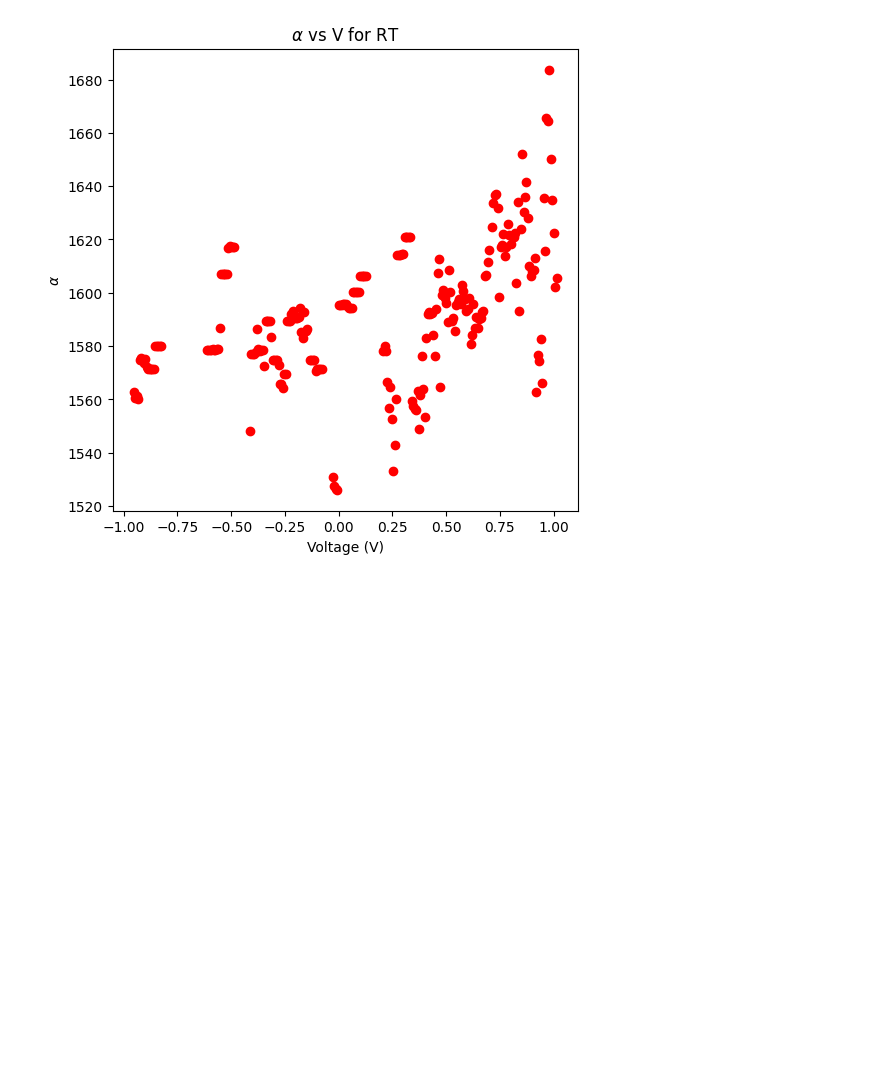
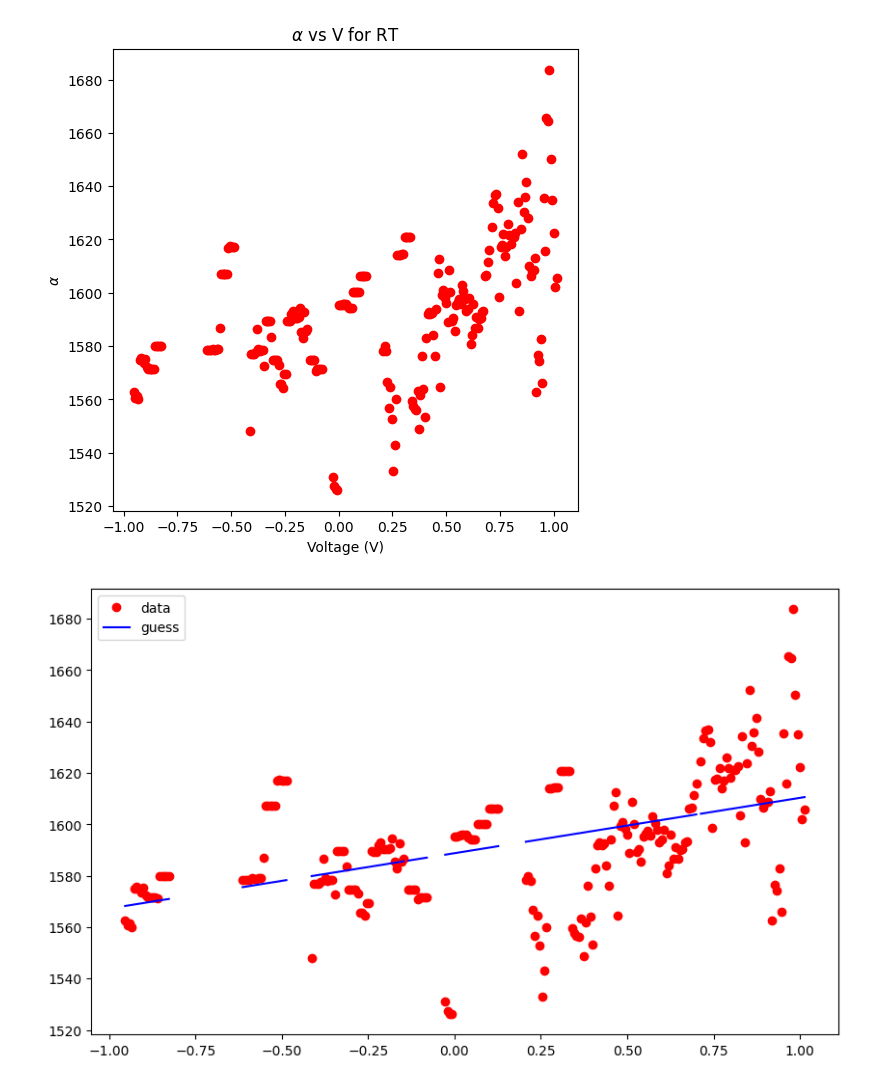
Before and after one commit to madelynnjm/Updated_Thesis, a Jupyter notebook: Gehl/RT/fit-RT.ipynb, the cells around one changed output. Saved outputs shown, nothing was run; the diff lists cells and outputs as text; code cells hidden in the pictures; blank space fills up the shorter version.

```diff
--- a/Gehl/RT/fit-RT.ipynb
+++ b/Gehl/RT/fit-RT.ipynb
@@ -528,3 +528,21 @@ plt.savefig("figures/Gehl-RT-Alpha.png",bbox_inches='tight')
 plt.show()
 # %% [output]
 [figure]
+# %%
+def Linear(x, m, b):
+    return m*x + b
+# %%
+#276 = 2.5180, 723
+#2 =
+plt.figure(figsize=(10,6))
+new_x = np.linspace(1537, 1539.5, 49)
+ans = Linear(clean_voltages,21.52816689, 1588.76601445)
+
+
+
+plt.plot(clean_voltages  , r,  'o', color ='red', label ="data")
+plt.plot(clean_voltages, ans, 'b-', label ="guess")
+plt.legend()
+plt.show()
+# %% [output]
+[figure, added]
```
Also changed, not shown: parts of 4 cells of this notebook, 8 other files.
